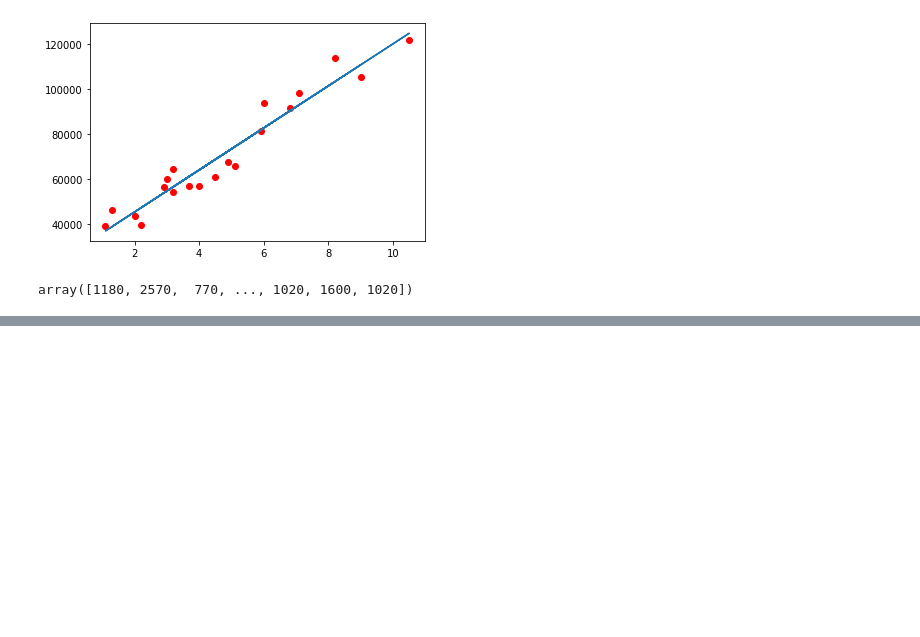
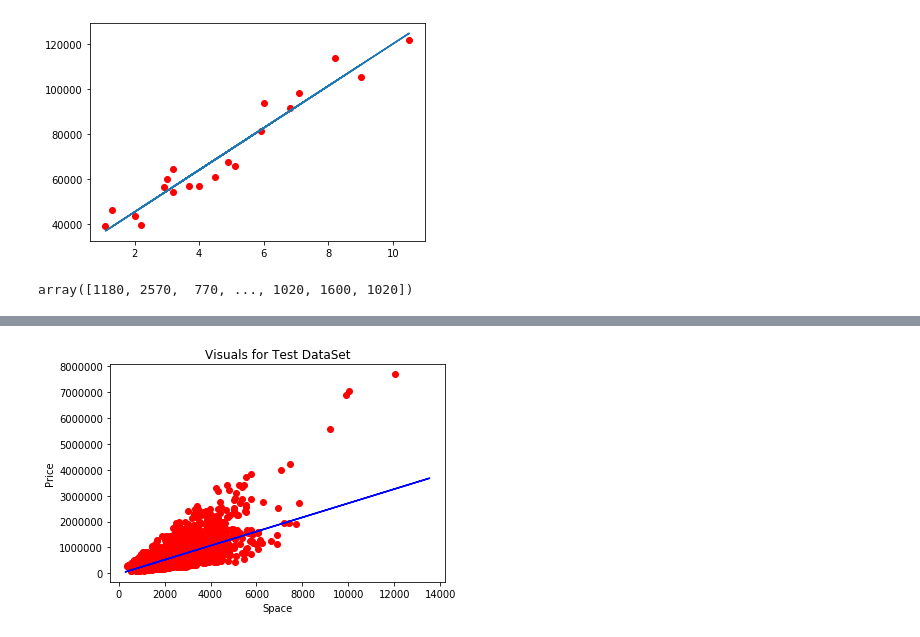
Before and after one commit to nikhillad01/Machine_Learning_Algorithms, a Jupyter notebook: Machine_Learning_Algos/Linear Regression/Linear_Regression.ipynb, the cells around one changed output, grey strips where cells are left out. Cells and saved outputs as stored; diff of their text form; code cells hidden in the pictures; blank space fills up the shorter version.

```diff
--- a/Machine_Learning_Algos/Linear Regression/Linear_Regression.ipynb
+++ b/Machine_Learning_Algos/Linear Regression/Linear_Regression.ipynb
@@ -44,0 +78,10 @@ array([1180, 2570,  770, ..., 1020, 1600, 1020])
+# %%
+#Visualizing the Test Results
+plt.scatter(xtest, ytest, color= 'red')
+plt.plot(xtrain, regressor.predict(xtrain), color = 'blue')
+plt.title("Visuals for Test DataSet")
+plt.xlabel("Space")
+plt.ylabel("Price")
+plt.show()
+# %% [output]
+[figure, added]
```
Also changed, not shown: parts of 6 cells of this notebook.
